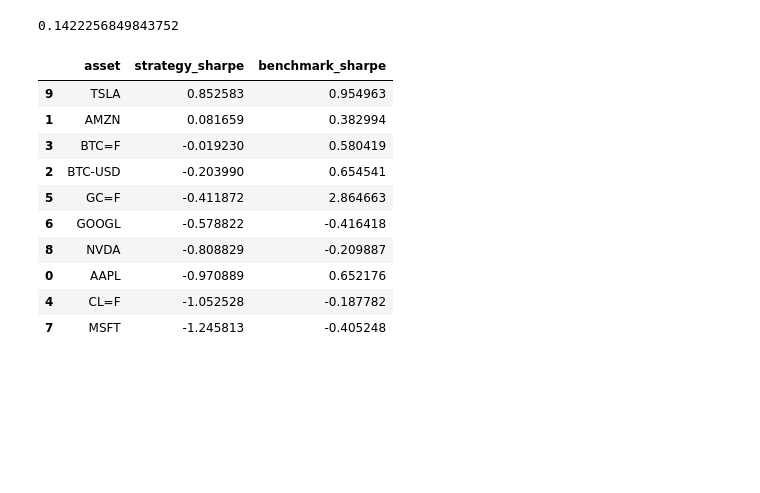
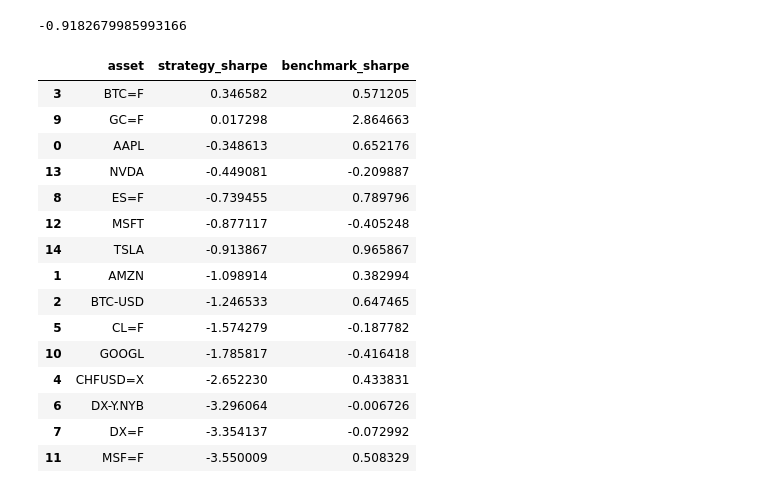
Before and after one commit to fdu11235/REPFS25, a Jupyter notebook: stats_notebook.ipynb, the cells around one changed output. Saved outputs shown, nothing was run; the diff lists cells and outputs as text; code cells hidden in the pictures; blank space fills up the shorter version.

```diff
--- a/stats_notebook.ipynb
+++ b/stats_notebook.ipynb
@@ -2,7 +2,7 @@
 import pandas as pd
 import numpy as np
 # %%
-df = pd.read_csv("vectorbt_reports/fixed_master_backtest_stats.csv")
+df = pd.read_csv("vectorbt_reports/new_expanding_master_backtest_stats.csv")
 df.replace([np.inf, -np.inf], np.nan, inplace=True)
 df = df.dropna(subset=['Sharpe Ratio'])
 df = df.drop(columns=['Start Value', 'End Value'])
@@ -17,7 +17,7 @@ annualized_volatility = returns.std() * np.sqrt(12)
 sharpe_annual = annualized_return / annualized_volatility
 print(sharpe_annual)
 # %% [output]
-0.1422256849843752
+-0.9182679985993166
 # %%
 def compute_annualized_sharpe(df):
     results = []
@@ -51,24 +51,29 @@ def compute_annualized_sharpe(df):
 
     return pd.DataFrame(results)
 # %%
-df = pd.read_csv("vectorbt_reports/per_asset_expanding_master_backtest_stats.csv")
+df = pd.read_csv("vectorbt_reports/new_expanding_master_backtest_stats.csv")
 df.replace([np.inf, -np.inf], np.nan, inplace=True)
 df = df.dropna(subset=['Sharpe Ratio'])
 df = df.drop(columns=['Start Value', 'End Value'])
 sharpe_df = compute_annualized_sharpe(df)
 display(sharpe_df.sort_values(by='strategy_sharpe', ascending=False))
 # %% [output]
 |  | asset | strategy_sharpe | benchmark_sharpe |
-| 9 | TSLA | 0.852583 | 0.954963 |
-| 1 | AMZN | 0.081659 | 0.382994 |
-| 3 | BTC=F | -0.019230 | 0.580419 |
-| 2 | BTC-USD | -0.203990 | 0.654541 |
-| 5 | GC=F | -0.411872 | 2.864663 |
-| 6 | GOOGL | -0.578822 | -0.416418 |
-| 8 | NVDA | -0.808829 | -0.209887 |
-| 0 | AAPL | -0.970889 | 0.652176 |
-| 4 | CL=F | -1.052528 | -0.187782 |
-| 7 | MSFT | -1.245813 | -0.405248 |
+| 3 | BTC=F | 0.346582 | 0.571205 |
+| 9 | GC=F | 0.017298 | 2.864663 |
+| 0 | AAPL | -0.348613 | 0.652176 |
+| 13 | NVDA | -0.449081 | -0.209887 |
+| 8 | ES=F | -0.739455 | 0.789796 |
+| 12 | MSFT | -0.877117 | -0.405248 |
+| 14 | TSLA | -0.913867 | 0.965867 |
+| 1 | AMZN | -1.098914 | 0.382994 |
+| 2 | BTC-USD | -1.246533 | 0.647465 |
+| 5 | CL=F | -1.574279 | -0.187782 |
+| 10 | GOOGL | -1.785817 | -0.416418 |
+| 4 | CHFUSD=X | -2.652230 | 0.433831 |
+| 6 | DX-Y.NYB | -3.296064 | -0.006726 |
+| 7 | DX=F | -3.354137 | -0.072992 |
+| 11 | MSF=F | -3.550009 | 0.508329 |
 # %%
 for asset_name in df["asset"].unique():
     asset_df = df[df["asset"] == asset_name]
```
Also changed, not shown: parts of 6 cells of this notebook, 8 other files.
